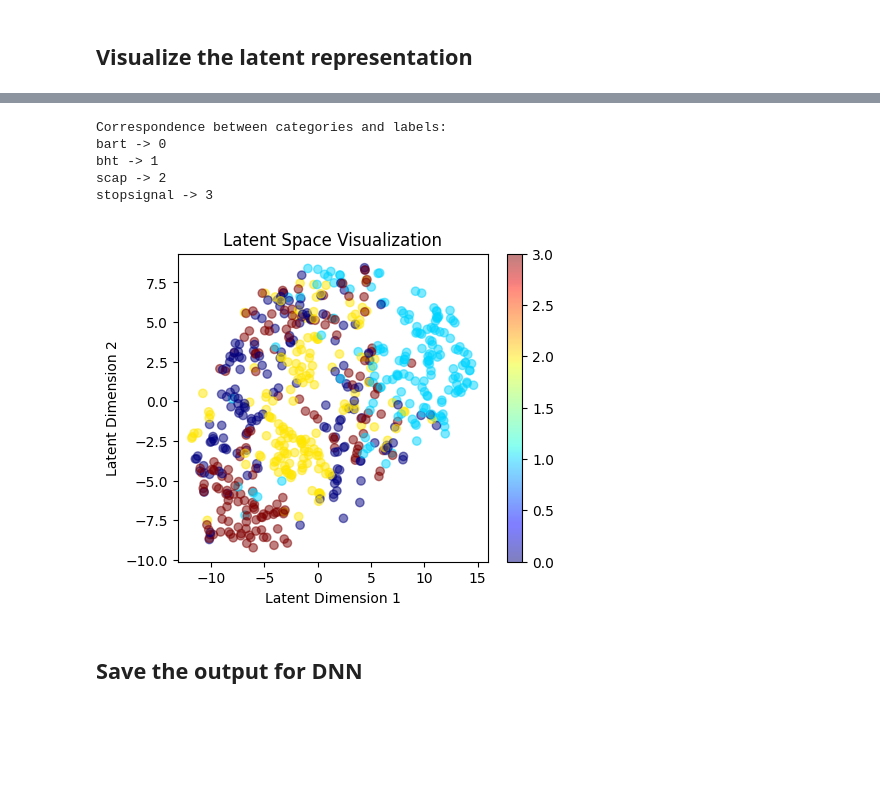
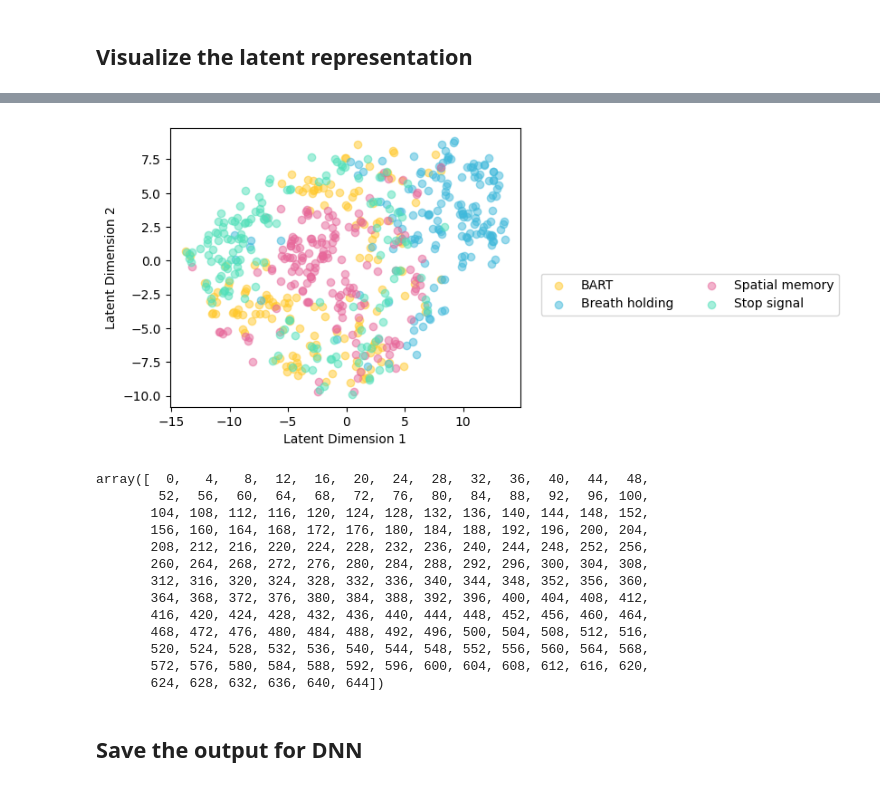
Before and after one commit to wuqy052/fc-task-decoding, a Jupyter notebook: FC_autoencoder.ipynb, the cells around one changed output, grey strips where cells are left out. Cells and saved outputs as stored; diff of their text form; code cells hidden in the pictures; blank space fills up the shorter version.

Commit message:
Update the autoencoder and fc matrix visual notebook

```diff
--- a/FC_autoencoder.ipynb
+++ b/FC_autoencoder.ipynb
@@ -157,5 +153,5 @@ plt.show()
 # predict using a specific model
 epoch_to_load = 30  # Specify the epoch you want to load
 selected_decoder = load_model(f"AE_checkpoint/AE_checkpoint_{epoch_to_load:02d}.h5")
-decoded_matrix = selected_decoder.predict(X_train)
+decoded_matrix = selected_decoder.predict(X_all)
 # %% [output]
@@ -163,20 +170,25 @@ decoded_matrix = selected_decoder.predict(X_train)
 # %%
 # save one comparison image
-i = 20
-mat_original = X_train[i].reshape(128, 128)
+# some good examples: 199,
+i = 93
+# transform the matrix
+mat_original = X_all[i].reshape(128, 128)
 mat_decoded = decoded_matrix[i].reshape(128,128)
 np.fill_diagonal(mat_original, 0)
 np.fill_diagonal(mat_decoded, 0)
+mat_original_reorder = mat_original[sorted_indices][:, sorted_indices]
+mat_decoded_reorder = mat_decoded[sorted_indices][:, sorted_indices]
 
+# Display original FC
 plt.figure(figsize=(10,4))
 ax = plt.subplot(1, 2, 1)
-ax.imshow(mat_original,cmap = 'RdYlBu')
+ax.imshow(mat_original_reorder,cmap = 'RdBu_r')
 ax.get_xaxis().set_visible(False)
 ax.get_yaxis().set_visible(False)
 
 # Display reconstructed images
 ax = plt.subplot(1, 2, 2)
-plt.imshow(mat_decoded,cmap = 'RdYlBu')
+plt.imshow(mat_decoded_reorder,cmap = 'RdBu_r')
 ax.get_xaxis().set_visible(False)
 ax.get_yaxis().set_visible(False)
 # %% [output]
@@ -186,16 +198,25 @@ ax.get_yaxis().set_visible(False)
 #decoded_matrix = selected_decoder.predict(X_train)
 random_idx = random.sample(range(decoded_matrix.shape[0]),5)
 for i,r in enumerate(random_idx):
+    mat_original = X_all[r].reshape(128, 128)
+    mat_decoded = decoded_matrix[r].reshape(128,128)
+    np.fill_diagonal(mat_original, 0)
+    np.fill_diagonal(mat_decoded, 0)
+    mat_original_reorder = mat_original[sorted_indices][:, sorted_indices]
+    mat_decoded_reorder = mat_decoded[sorted_indices][:, sorted_indices]
+
     ax = plt.subplot(2, 5, i+1)
-    plt.imshow(X_train[r].reshape(128, 128),cmap = 'RdYlBu')
+    plt.imshow(mat_original_reorder,cmap = 'RdBu_r')
     ax.get_xaxis().set_visible(False)
     ax.get_yaxis().set_visible(False)
 
     # Display reconstructed images
     ax = plt.subplot(2, 5, i+1+5)
-    plt.imshow(decoded_matrix[r].reshape(128, 128),cmap = 'RdYlBu')
+    plt.imshow(mat_decoded_reorder,cmap = 'RdBu_r')
     ax.get_xaxis().set_visible(False)
     ax.get_yaxis().set_visible(False)
 
+    print(r)
+
 plt.show()
 # %% [output]
@@ -245,30 +256,38 @@ y_numeric_all = label_encoder.transform(np.asarray(y_all))
-# %%
-unique_categories = label_encoder.classes_
-correspondence = list(zip(unique_categories, y_numeric_all))
-
-print("Correspondence between categories and labels:")
-for category, label in correspondence:
-    print(f"{category} -> {label}")
-# %% [output]
-Correspondence between categories and labels:
-bart -> 0
-bht -> 1
-scap -> 2
-stopsignal -> 3
 # %%
 # Visualize the latent space using t-SNE
 tsne = TSNE(n_components=2, perplexity=30, n_iter=300)
 latent_tsne = tsne.fit_transform(latent_features_all)
+c_list = ['#ffc92bff','#3fb9dbff','#e7679aff','#4fe0b9ff']
+task_name = ['BART','Breath holding','Spatial memory','Stop signal']
+plt.figure(figsize=(5, 4))
+for i,task in enumerate(task_list):
+    data_x = latent_tsne[np.where(y_all == task)[0], 0]
+    data_y = latent_tsne[np.where(y_all == task)[0],1]
+    plt.scatter(data_x, data_y, c=c_list[i], alpha=0.5, label = task_name[i])
 
-plt.figure(figsize=(5, 4))
-plt.scatter(latent_tsne[:, 0], latent_tsne[:, 1], c=y_numeric_all, cmap='jet',alpha=0.5)
-plt.colorbar()
 plt.xlabel('Latent Dimension 1')
 plt.ylabel('Latent Dimension 2')
-plt.title('Latent Space Visualization')
+plt.legend(bbox_to_anchor=(1.04, 0.5), loc="upper left",
+                ncol=2)
 plt.show()
 # %% [output]
-[figure, old version]
+[figure, new version]
+# %%
+np.where(y_all == task)[0]
+# %% [output]
+array([  0,   4,   8,  12,  16,  20,  24,  28,  32,  36,  40,  44,  48,
+        52,  56,  60,  64,  68,  72,  76,  80,  84,  88,  92,  96, 100,
+       104, 108, 112, 116, 120, 124, 128, 132, 136, 140, 144, 148, 152,
+       156, 160, 164, 168, 172, 176, 180, 184, 188, 192, 196, 200, 204,
+       208, 212, 216, 220, 224, 228, 232, 236, 240, 244, 248, 252, 256,
+       260, 264, 268, 272, 276, 280, 284, 288, 292, 296, 300, 304, 308,
+       312, 316, 320, 324, 328, 332, 336, 340, 344, 348, 352, 356, 360,
+       364, 368, 372, 376, 380, 384, 388, 392, 396, 400, 404, 408, 412,
+       416, 420, 424, 428, 432, 436, 440, 444, 448, 452, 456, 460, 464,
+       468, 472, 476, 480, 484, 488, 492, 496, 500, 504, 508, 512, 516,
+       520, 524, 528, 532, 536, 540, 544, 548, 552, 556, 560, 564, 568,
+       572, 576, 580, 584, 588, 592, 596, 600, 604, 608, 612, 616, 620,
+       624, 628, 632, 636, 640, 644])
 # %% [markdown]
 ## Save the output for DNN
 # %%
```
Also changed, not shown: parts of 8 cells of this notebook, 1 other file.
